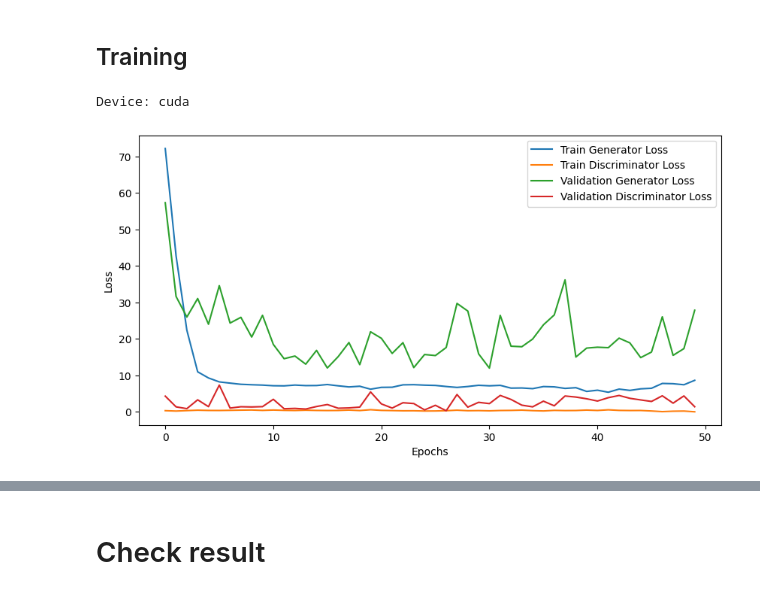
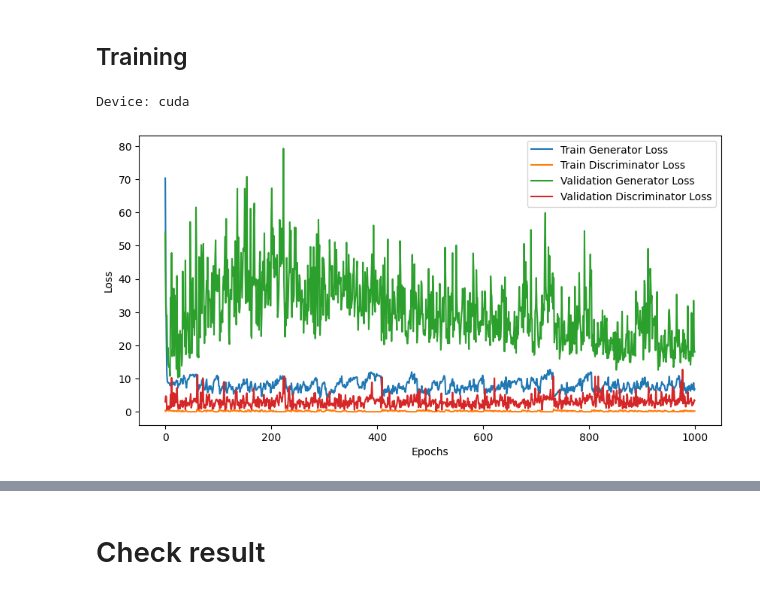
Before and after one commit to KurtSoncco/Generative-Struct, a Jupyter notebook: code/Model_2.ipynb, the cells around one changed output, grey strips where cells are left out. Cells and saved outputs as stored; diff of their text form; code cells hidden in the pictures.

```diff
--- a/code/Model_2.ipynb
+++ b/code/Model_2.ipynb
@@ -332,7 +331,7 @@ import matplotlib.pyplot as plt
 
 # Assuming UNetGenerator and PatchGANDiscriminator are already defined
 
-def train(generator, discriminator, train_loader, val_loader, num_epochs=50, lr=0.0002):
+def train(generator, discriminator, train_loader, val_loader, num_epochs=1000, lr=0.0002):
     device = torch.device("cuda" if torch.cuda.is_available() else "cpu")
     generator.to(device)
     discriminator.to(device)
@@ -476,16 +475,16 @@ torch.cuda.empty_cache()
 # %%
 # Example usage
 # Assuming train_loader, val_loader, and test_loader are defined
 generator = UNetGenerator()
 discriminator = PatchGANDiscriminator()
 device = torch.device("cuda" if torch.cuda.is_available() else "cpu")
 print(f"Device: {device}")
 generator.to(device)
 discriminator.to(device)
 
-train(generator, discriminator, train_loader, val_loader, num_epochs=50, lr=0.0002)
+train(generator, discriminator, train_loader, val_loader, num_epochs=1000, lr=0.0002)
 test_loss_G, test_loss_D = test(generator, discriminator, test_loader, nn.BCEWithLogitsLoss(), nn.L1Loss(), torch.device("cuda" if torch.cuda.is_available() else "cpu"))
 print(f"Test Generator Loss: {test_loss_G}, Test Discriminator Loss: {test_loss_D}")
 # %% [output]
 Device: cuda
-[figure, old version]
+[figure, new version]
```
Also changed, not shown: parts of 5 cells of this notebook.
